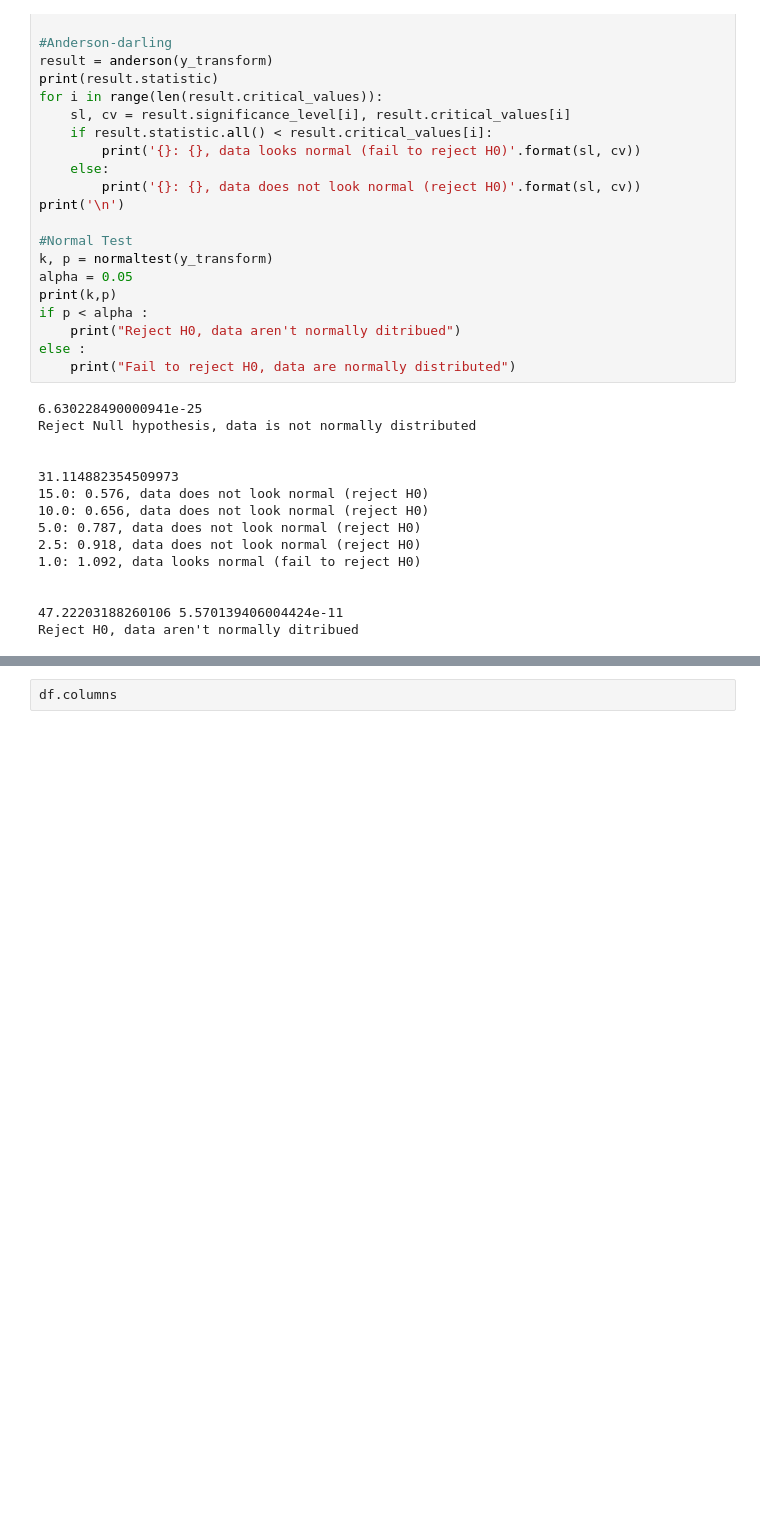
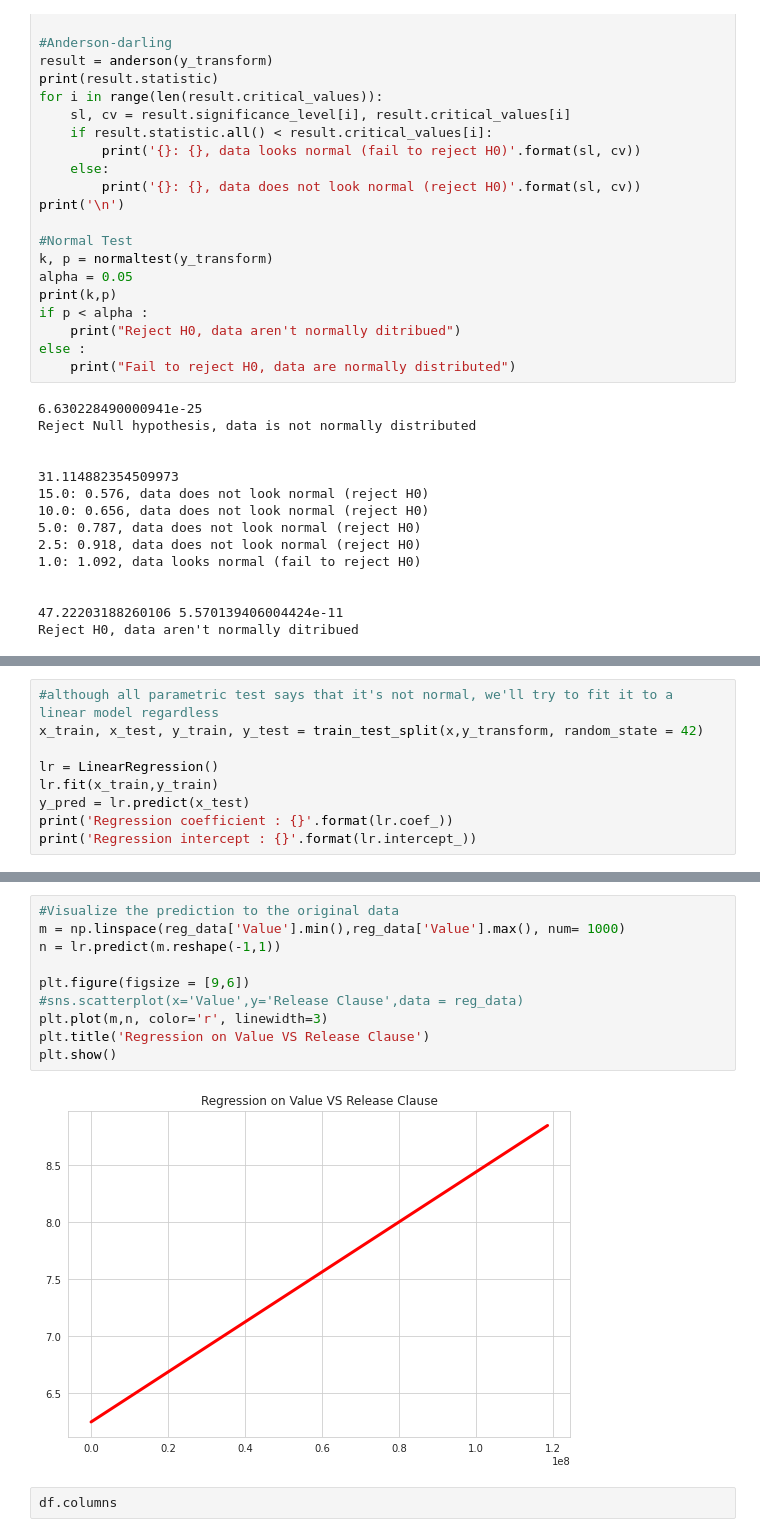
Before and after one commit to ChristoRay/ChrisPortofolioForDS, a Jupyter notebook: Fifa 19 Project/EDA_on_Outfield_DF.ipynb, the cells around one changed output, grey strips where cells are left out. Saved outputs shown, nothing was run; the diff lists cells and outputs as text; blank space fills up the shorter version.

```diff
--- a/Fifa 19 Project/EDA_on_Outfield_DF.ipynb
+++ b/Fifa 19 Project/EDA_on_Outfield_DF.ipynb
@@ -602,0 +586,9 @@ Scores are : [0.98234913 0.90375838 0.83927174 0.75418884 0.19386686]
+# %%
+#although all parametric test says that it's not normal, we'll try to fit it to a linear model regardless
+x_train, x_test, y_train, y_test = train_test_split(x,y_transform, random_state = 42)
+
+lr = LinearRegression()
+lr.fit(x_train,y_train)
+y_pred = lr.predict(x_test)
+print('Regression coefficient : {}'.format(lr.coef_))
+print('Regression intercept : {}'.format(lr.intercept_))
@@ -603,3 +607,15 @@ Scores are : [0.98234913 0.90375838 0.83927174 0.75418884 0.19386686]
+# %%
+#Visualize the prediction to the original data
+m = np.linspace(reg_data['Value'].min(),reg_data['Value'].max(), num= 1000)
+n = lr.predict(m.reshape(-1,1))
+
+plt.figure(figsize = [9,6])
+#sns.scatterplot(x='Value',y='Release Clause',data = reg_data)
+plt.plot(m,n, color='r', linewidth=3)
+plt.title('Regression on Value VS Release Clause')
+plt.show()
+# %% [output]
+[figure, added]
 # %%
 df.columns
 # %% [output]
```
Also changed, not shown: parts of 5 cells of this notebook.
